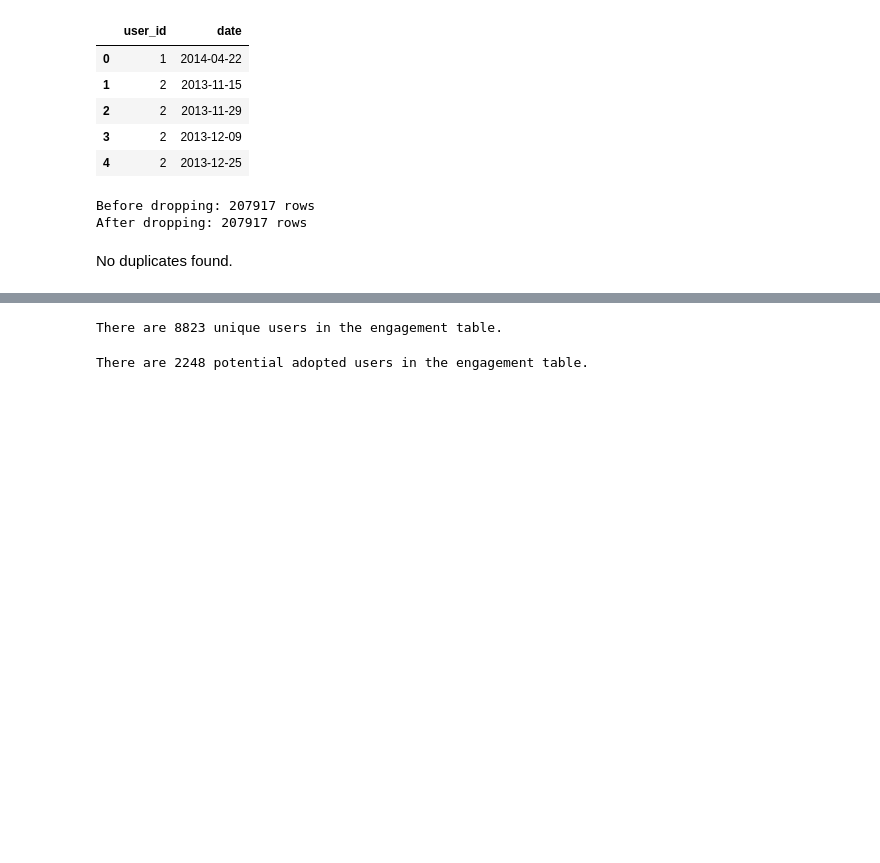
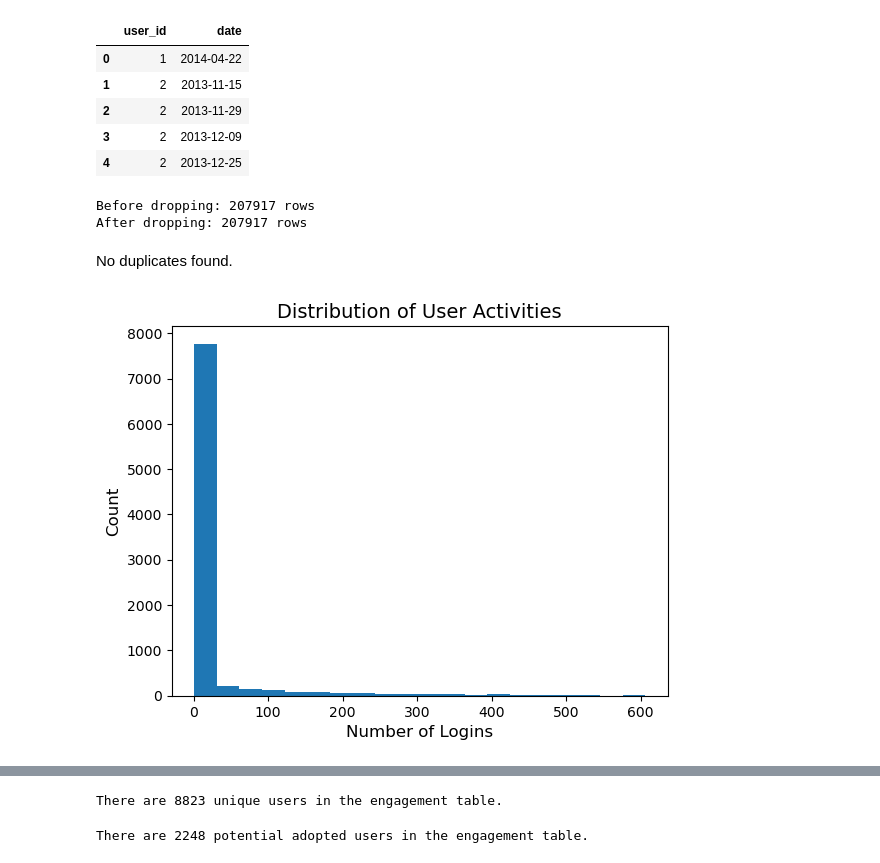
Before and after one commit to wangtuguahhh/Springboard, a Jupyter notebook: 27.2.2_relax_challenge/Relax_Adopted_User_Challenge.ipynb, the cells around one changed output, grey strips where cells are left out. Drawn from its saved outputs; the diff is of its cells as text; code cells hidden in the pictures; blank space fills up the shorter version.

```diff
--- a/27.2.2_relax_challenge/Relax_Adopted_User_Challenge.ipynb
+++ b/27.2.2_relax_challenge/Relax_Adopted_User_Challenge.ipynb
@@ -183,3 +186,13 @@ Before dropping: 207917 rows
 After dropping: 207917 rows
 # %% [markdown]
 No duplicates found.
+# %%
+# plot activity distribution of users
+df_label.groupby('user_id')['date'].count().values
+plt.hist(df_label.groupby('user_id')['date'].count().values, bins = 20)
+plt.title('Distribution of User Activities', fontsize = 14)
+plt.xlabel('Number of Logins', fontsize = 12)
+plt.ylabel('Count', fontsize = 12)
+plt.show()
+# %% [output]
+[figure, added]
```
Also changed, not shown: parts of 16 cells of this notebook.
